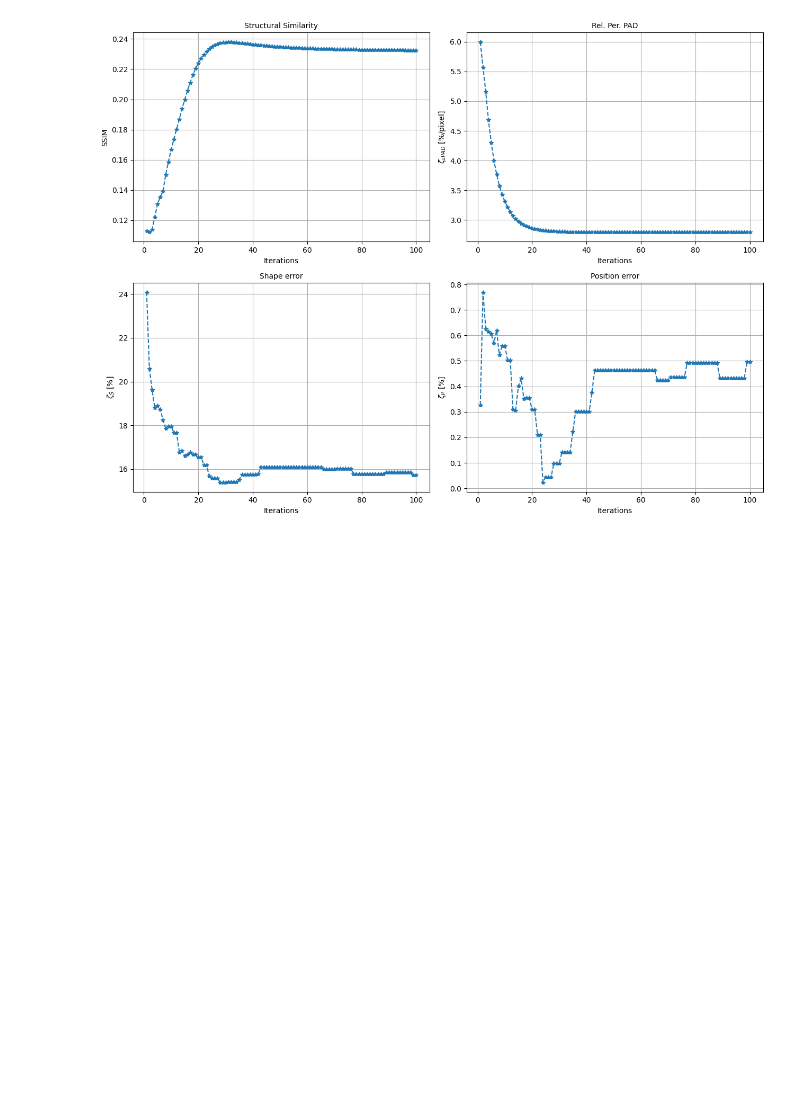
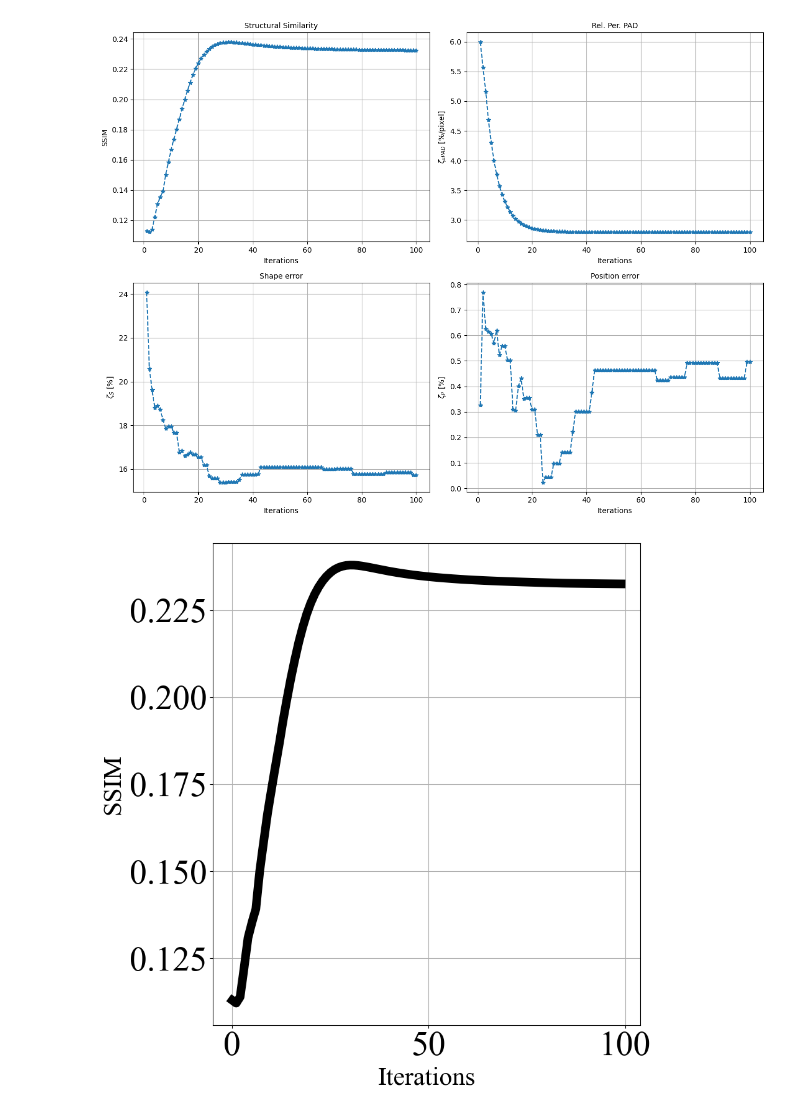
Before and after one commit to andre-batista/PISPAEIS, a Jupyter notebook: experiments/indicatorcomparison/shape/showresults.ipynb, the cells around one changed output. Saved outputs shown, nothing was run; the diff lists cells and outputs as text; code cells hidden in the pictures; blank space fills up the shorter version.

```diff
--- a/experiments/indicatorcomparison/shape/showresults.ipynb
+++ b/experiments/indicatorcomparison/shape/showresults.ipynb
@@ -15,3 +15,24 @@ casestudy.reconstruction(fontsize=15, show=True)
 casestudy.convergence(method=['som100'], indicator=['ssim', 'zeta_epad', 'zeta_s', 'zeta_p'], show=True)
 # %% [output]
 [figure]
+# %%
+from matplotlib import pyplot as plt
+import numpy as np
+import result as rst
+
+plt.rcParams['font.family'] = 'serif'
+plt.rcParams['font.serif'] = 'Times New Roman'
+plt.rcParams['font.size'] = 40
+
+plt.figure(figsize=(10, 10))
+plt.plot(casestudy.results[-1].ssim, '-k', linewidth=10, markersize=30)
+plt.xlabel('Iterations', fontsize=30)
+plt.ylabel(rst.LABELS[rst.SSIM_ERROR], fontsize=30)
+# plt.legend(loc='upper left', fontsize=30)
+plt.grid()
+plt.tight_layout()
+# plt.savefig(filepath + 'zeta_s.eps', format='eps', bbox_inches='tight')
+plt.show()
+# plt.close()
+# %% [output]
+[figure, added]
```
Also changed, not shown: 11 other files.
